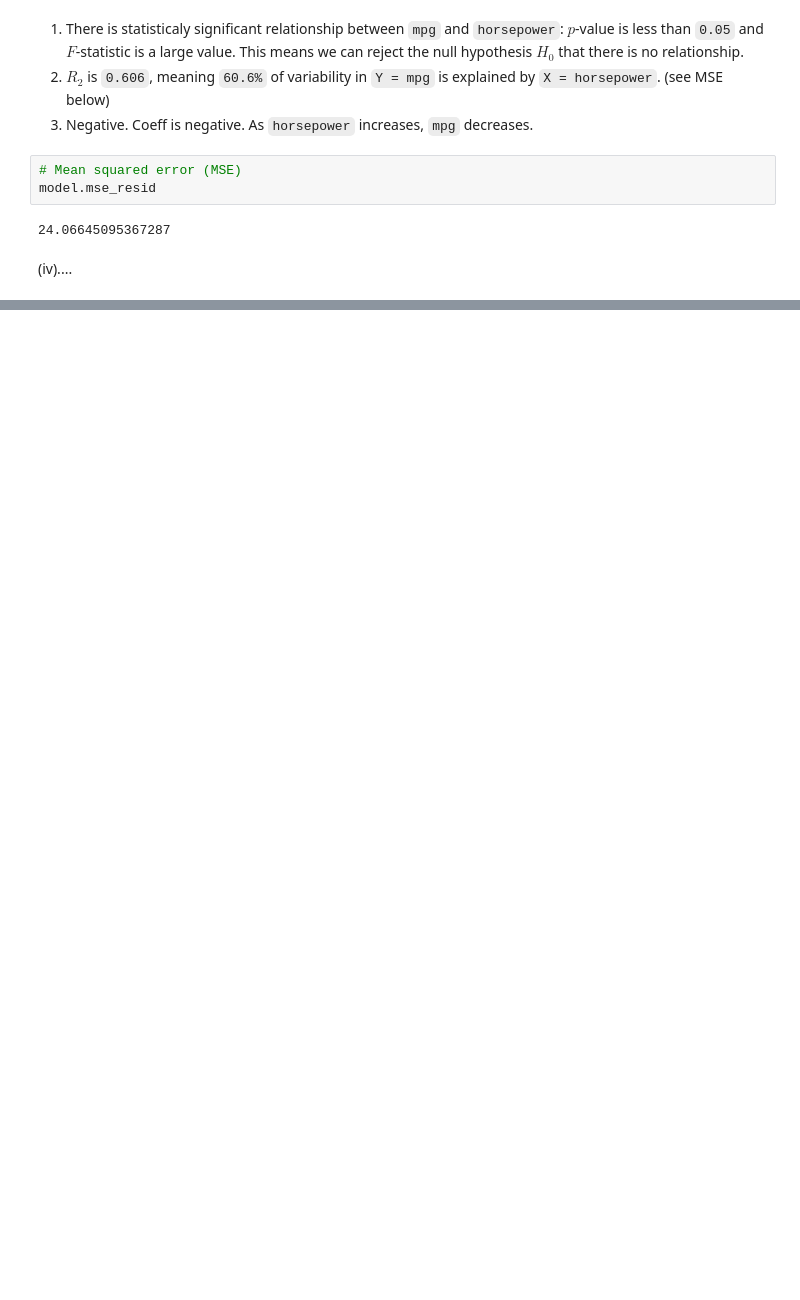
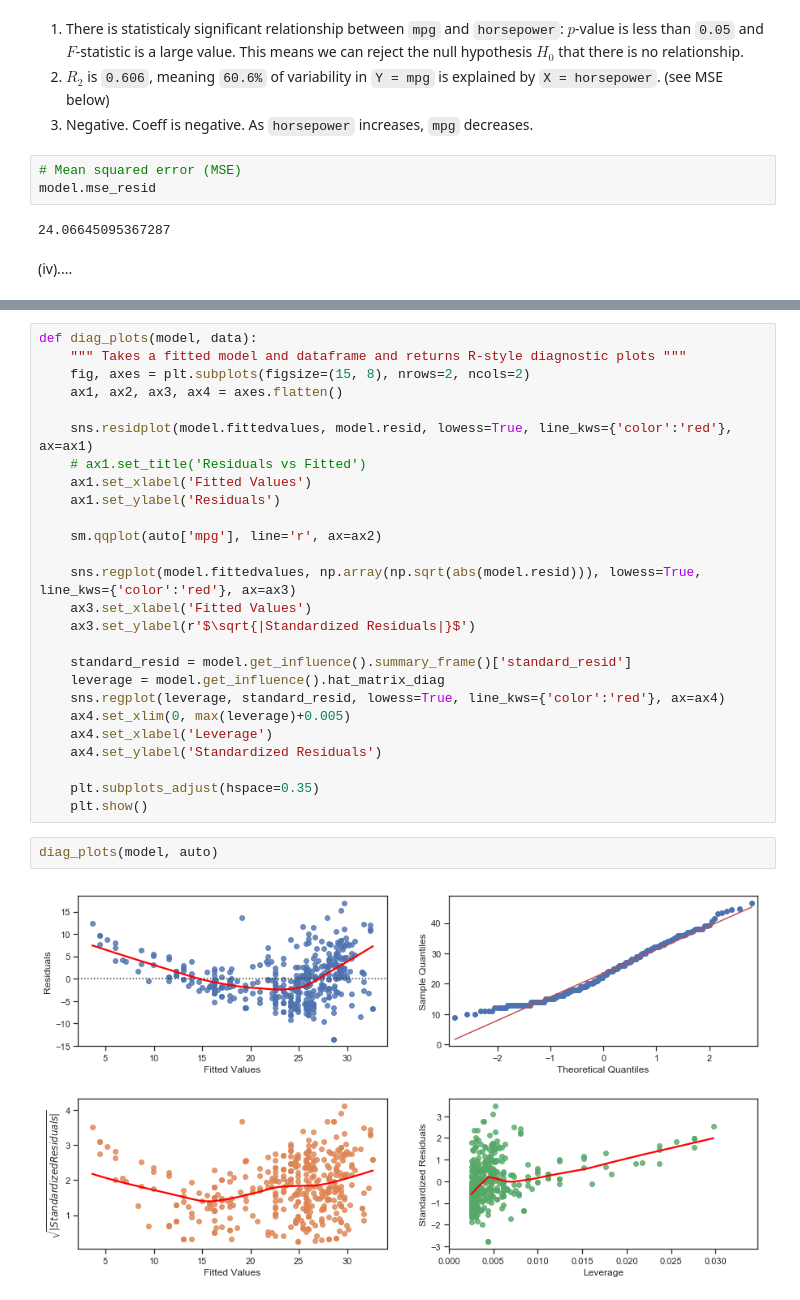
Before and after one commit to fncode246/stat-learning, a Jupyter notebook: ch3_applied.ipynb, the cells around one changed output, grey strips where cells are left out. Saved outputs shown, nothing was run; the diff lists cells and outputs as text; blank space fills up the shorter version.

```diff
--- a/ch3_applied.ipynb
+++ b/ch3_applied.ipynb
@@ -131,0 +107,30 @@ Kurtosis:              3.299        Condition No.:          322
+# %%
+def diag_plots(model, data):
+    """ Takes a fitted model and dataframe and returns R-style diagnostic plots """
+    fig, axes = plt.subplots(figsize=(15, 8), nrows=2, ncols=2)
+    ax1, ax2, ax3, ax4 = axes.flatten()
+
+    sns.residplot(model.fittedvalues, model.resid, lowess=True, line_kws={'color':'red'}, ax=ax1)
+    # ax1.set_title('Residuals vs Fitted')
+    ax1.set_xlabel('Fitted Values')
+    ax1.set_ylabel('Residuals')
+
+    sm.qqplot(auto['mpg'], line='r', ax=ax2)
+
+    sns.regplot(model.fittedvalues, np.array(np.sqrt(abs(model.resid))), lowess=True, line_kws={'color':'red'}, ax=ax3)
+    ax3.set_xlabel('Fitted Values')
+    ax3.set_ylabel(r'$\sqrt{|Standardized Residuals|}$')
+
+    standard_resid = model.get_influence().summary_frame()['standard_resid']
+    leverage = model.get_influence().hat_matrix_diag
+    sns.regplot(leverage, standard_resid, lowess=True, line_kws={'color':'red'}, ax=ax4)
+    ax4.set_xlim(0, max(leverage)+0.005)
+    ax4.set_xlabel('Leverage')
+    ax4.set_ylabel('Standardized Residuals')
+
+    plt.subplots_adjust(hspace=0.35)
+    plt.show()
+# %%
+diag_plots(model, auto)
+# %% [output]
+[figure, added]
```
Also changed, not shown: parts of 28 cells of this notebook, 1 other file.
